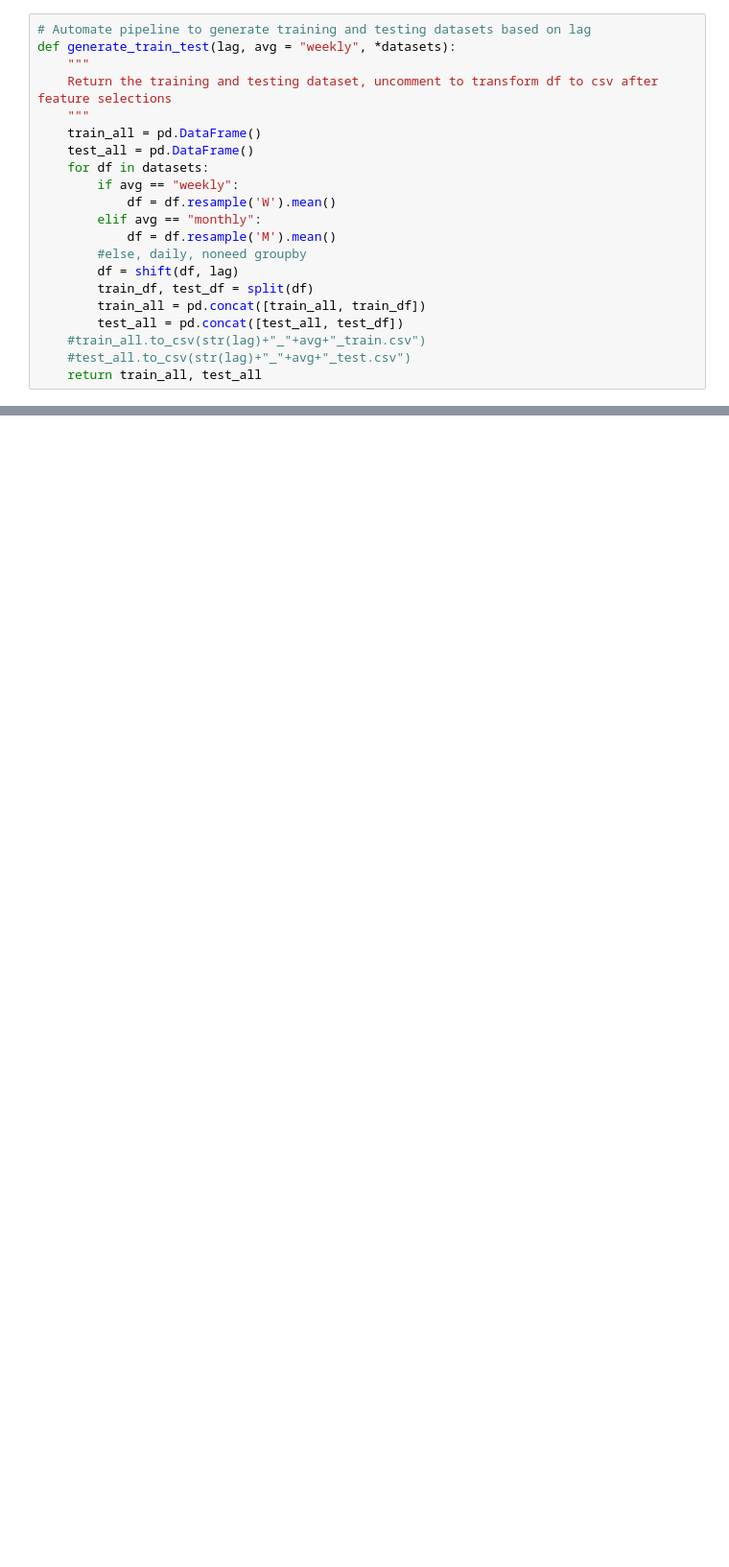
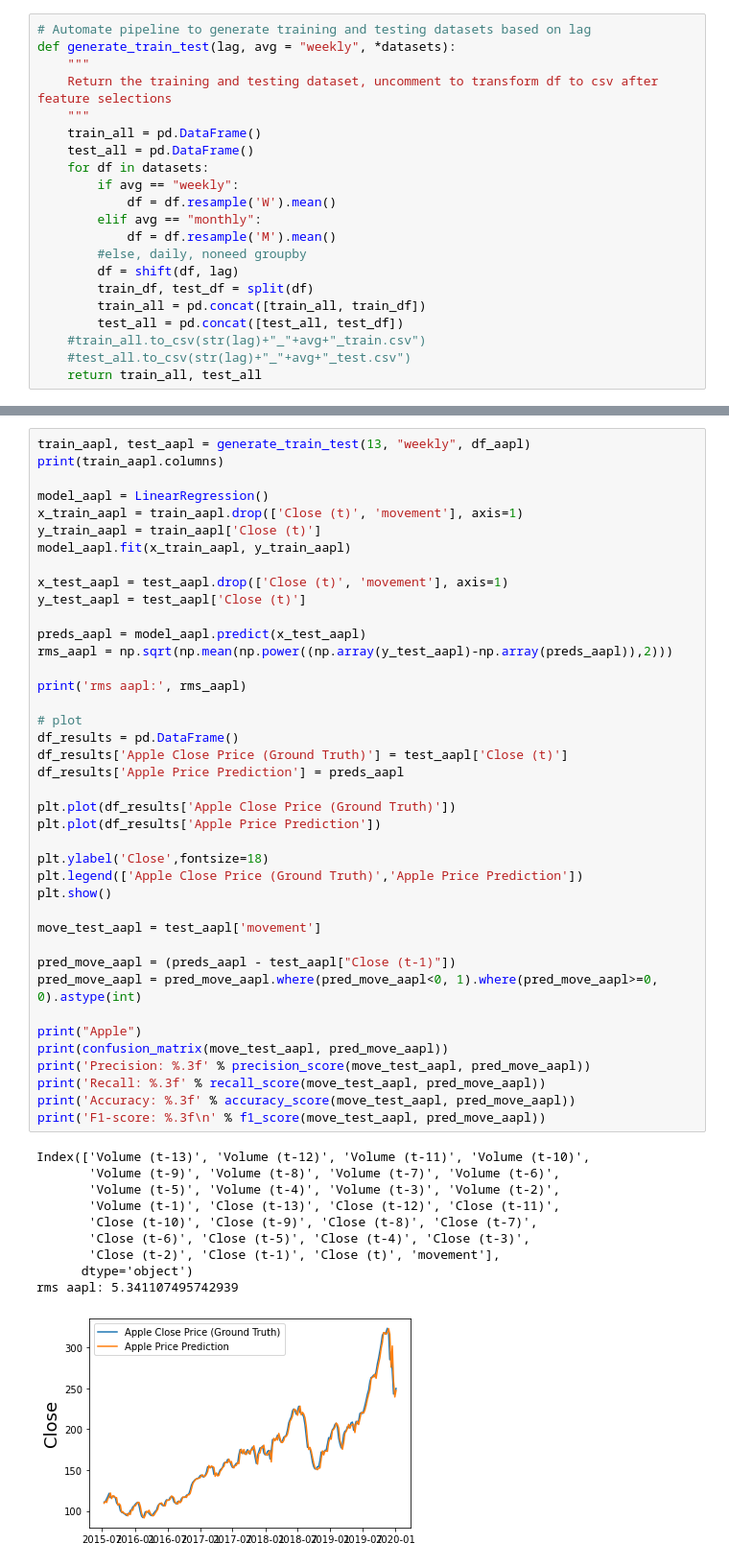
Before and after one commit to yuanxing-y/cs3244-project, a Jupyter notebook: Linear Regression/pipeline_copy.ipynb, the cells around one changed output, grey strips where cells are left out. Shown: that part at 96% size. Drawn from its saved outputs; the diff is of its cells as text; blank space fills up the shorter version.

```diff
--- a/Linear Regression/pipeline_copy.ipynb
+++ b/Linear Regression/pipeline_copy.ipynb
@@ -125,0 +189,51 @@ LinearRegression()
+# %%
+train_aapl, test_aapl = generate_train_test(13, "weekly", df_aapl)
+print(train_aapl.columns)
+
+model_aapl = LinearRegression()
+x_train_aapl = train_aapl.drop(['Close (t)', 'movement'], axis=1)
+y_train_aapl = train_aapl['Close (t)']
+model_aapl.fit(x_train_aapl, y_train_aapl)
+
+x_test_aapl = test_aapl.drop(['Close (t)', 'movement'], axis=1)
+y_test_aapl = test_aapl['Close (t)']
+
+preds_aapl = model_aapl.predict(x_test_aapl)
+rms_aapl = np.sqrt(np.mean(np.power((np.array(y_test_aapl)-np.array(preds_aapl)),2)))
+
+print('rms aapl:', rms_aapl)
+
+# plot
+df_results = pd.DataFrame()
+df_results['Apple Close Price (Ground Truth)'] = test_aapl['Close (t)']
+df_results['Apple Price Prediction'] = preds_aapl
+
+plt.plot(df_results['Apple Close Price (Ground Truth)'])
+plt.plot(df_results['Apple Price Prediction'])
+
+plt.ylabel('Close',fontsize=18)
+plt.legend(['Apple Close Price (Ground Truth)','Apple Price Prediction'])
+plt.show()
+
+move_test_aapl = test_aapl['movement']
+
+pred_move_aapl = (preds_aapl - test_aapl["Close (t-1)"])
+pred_move_aapl = pred_move_aapl.where(pred_move_aapl<0, 1).where(pred_move_aapl>=0, 0).astype(int)
+
+print("Apple")
+print(confusion_matrix(move_test_aapl, pred_move_aapl))
+print('Precision: %.3f' % precision_score(move_test_aapl, pred_move_aapl))
+print('Recall: %.3f' % recall_score(move_test_aapl, pred_move_aapl))
+print('Accuracy: %.3f' % accuracy_score(move_test_aapl, pred_move_aapl))
+print('F1-score: %.3f\n' % f1_score(move_test_aapl, pred_move_aapl))
+# %% [output]
+Index(['Volume (t-13)', 'Volume (t-12)', 'Volume (t-11)', 'Volume (t-10)',
+       'Volume (t-9)', 'Volume (t-8)', 'Volume (t-7)', 'Volume (t-6)',
+       'Volume (t-5)', 'Volume (t-4)', 'Volume (t-3)', 'Volume (t-2)',
+       'Volume (t-1)', 'Close (t-13)', 'Close (t-12)', 'Close (t-11)',
+       'Close (t-10)', 'Close (t-9)', 'Close (t-8)', 'Close (t-7)',
+       'Close (t-6)', 'Close (t-5)', 'Close (t-4)', 'Close (t-3)',
+       'Close (t-2)', 'Close (t-1)', 'Close (t)', 'movement'],
+      dtype='object')
+rms aapl: 5.341107495742939
+[figure, added]
```
Also changed, not shown: parts of 35 cells of this notebook, 1 other file.
